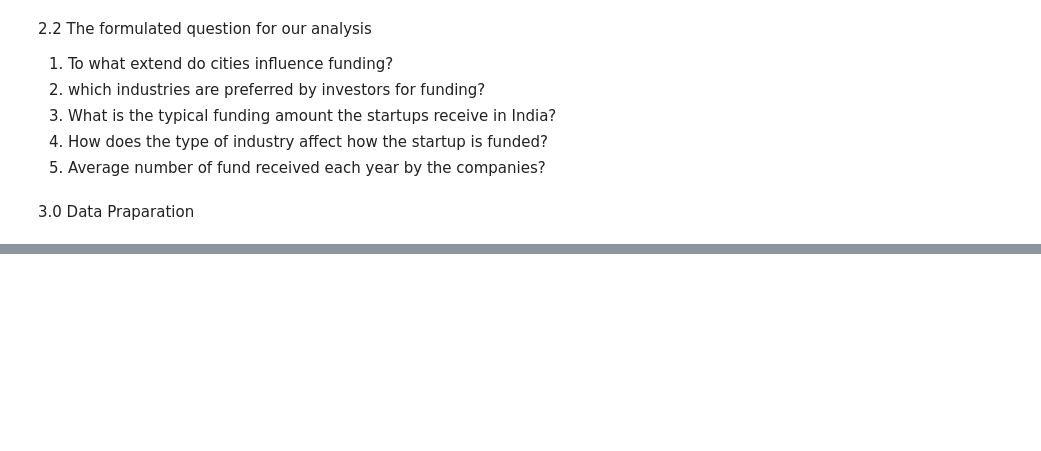
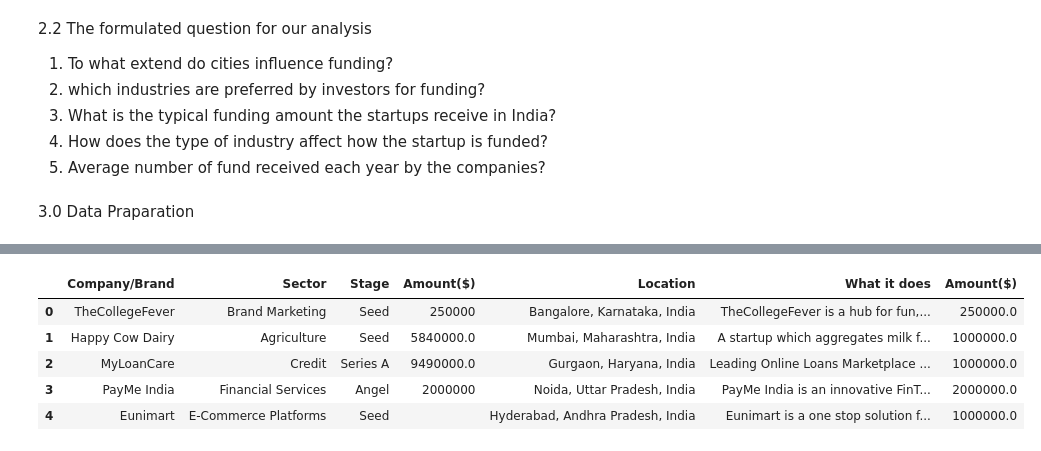
Before and after one commit to mancatha/India-startup-ecosytem-analysis, a Jupyter notebook: India.ipynb, the cells around one changed output, grey strips where cells are left out. Cells and saved outputs as stored; diff of their text form; code cells hidden in the pictures; blank space fills up the shorter version.

```diff
--- a/India.ipynb
+++ b/India.ipynb
@@ -188,0 +339,20 @@ Alternate hypothesis: The location of a business significantly affects the amoun
+# %%
+# changing the repuss currency into dollors currency using the exchange rates
+
+for row in df_2018.index:
+
+    for column in df_2018.columns:
+
+        if '₹' in str(df_2018.loc[row, column]):
+
+            amount = df_2018.loc[row, column].replace('₹', '').replace(',', '')
+
+            df_2018.loc[row, column] = pd.to_numeric(amount, errors='coerce') * 0.146
+
+        elif '$' in str(df_2018.loc[row, column]):
+
+            df_2018.loc[row, column] = df_2018.loc[row, column].replace('$', '').replace(',', '')
+
+        elif "—" in str(df_2018.loc[row, column]):
+
+            df_2018.loc[row, column] = df_2018.loc[row, column].replace("—", '')
@@ -188,0 +417,12 @@ Alternate hypothesis: The location of a business significantly affects the amoun
+# %%
+# splitting the values in Sector columns  using a comma as the delimiter and selected the first value as the primary sector.
+#spliting the location column
+df_2018['Sector'] = df_2018['Sector'].str.split(',').str[0]
+df_2018.head(5)
+# %% [output]
+|  | Company/Brand | Sector | Stage | Amount($) | Location | What it does | Amount($) |
+| 0 | TheCollegeFever | Brand Marketing | Seed | 250000 | Bangalore, Karnataka, India | TheCollegeFever is a hub for fun,... | 250000.0 |
+| 1 | Happy Cow Dairy | Agriculture | Seed | 5840000.0 | Mumbai, Maharashtra, India | A startup which aggregates milk f... | 1000000.0 |
+| 2 | MyLoanCare | Credit | Series A | 9490000.0 | Gurgaon, Haryana, India | Leading Online Loans Marketplace ... | 1000000.0 |
+| 3 | PayMe India | Financial Services | Angel | 2000000 | Noida, Uttar Pradesh, India | PayMe India is an innovative FinT... | 2000000.0 |
+| 4 | Eunimart | E-Commerce Platforms | Seed |  | Hyderabad, Andhra Pradesh, India | Eunimart is a one stop solution f... | 1000000.0 |
```
Also changed, not shown: parts of 77 cells of this notebook.
